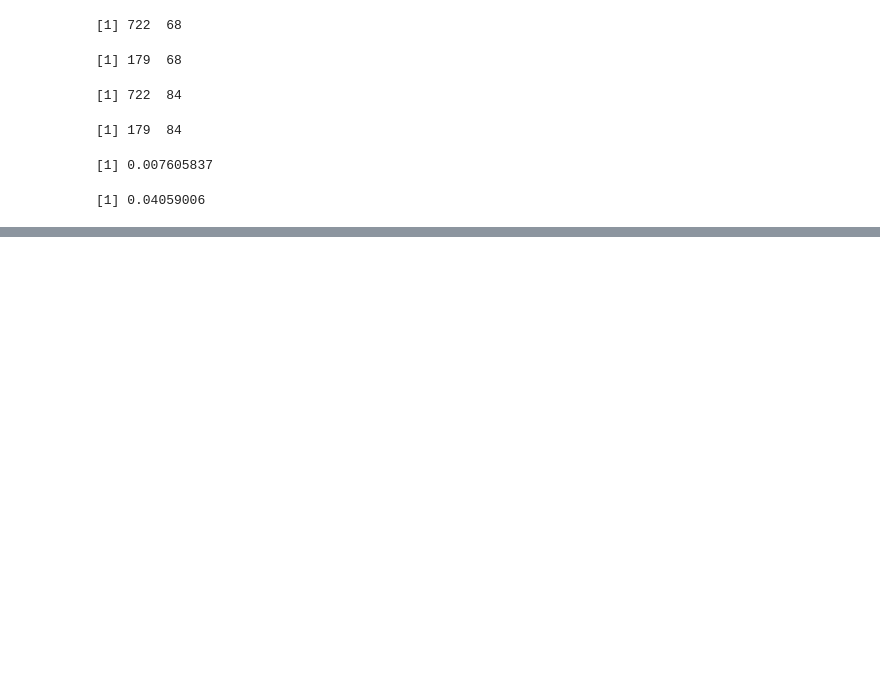
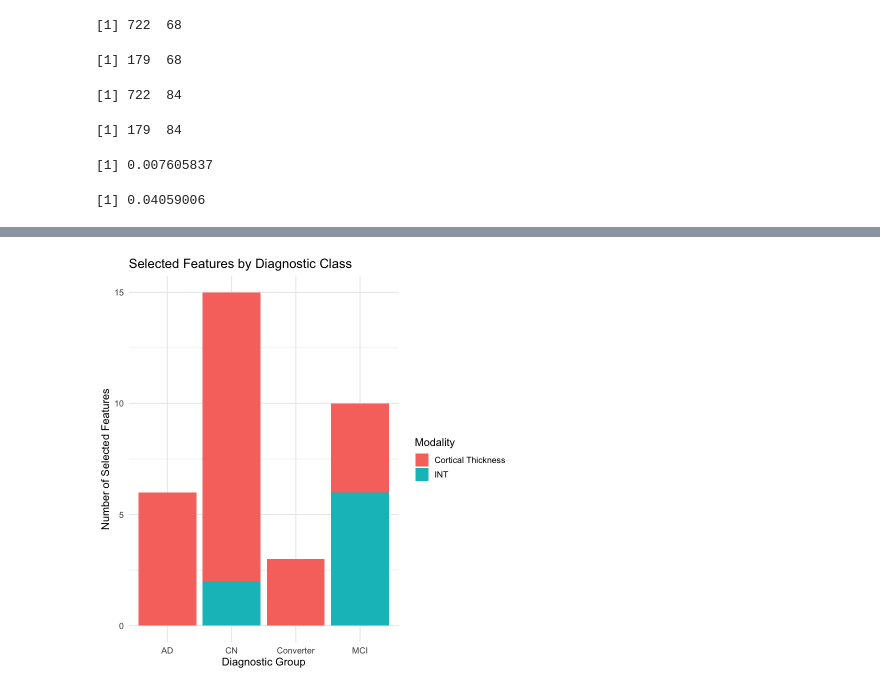
Before and after one commit to ACastellana0629/AD_onboarding, a Jupyter notebook: R_analysis/04_Combined_Thickness_INT_Model.ipynb, the cells around one changed output, grey strips where cells are left out. Saved outputs shown, nothing was run; the diff lists cells and outputs as text; code cells hidden in the pictures; blank space fills up the shorter version.

Commit message:
added summary graphs for tuesday meeting.

```diff
--- a/R_analysis/04_Combined_Thickness_INT_Model.ipynb
+++ b/R_analysis/04_Combined_Thickness_INT_Model.ipynb
@@ -991,0 +1257,23 @@ cv_fit_CT$lambda.1se
+# %%
+# ============================================================
+# Step 11.2: Visualize selected features by modality
+# ============================================================
+
+selected_combined_min %>%
+  count(Class, Modality) %>%
+  ggplot(
+    aes(
+      x = Class,
+      y = n,
+      fill = Modality
+    )
+  ) +
+  geom_col() +
+  labs(
+    title = "Selected Features by Diagnostic Class",
+    x = "Diagnostic Group",
+    y = "Number of Selected Features"
+  ) +
+  theme_minimal(base_size = 13)
+# %% [output]
+[figure, added]
```
Also changed, not shown: parts of 12 cells of this notebook.
